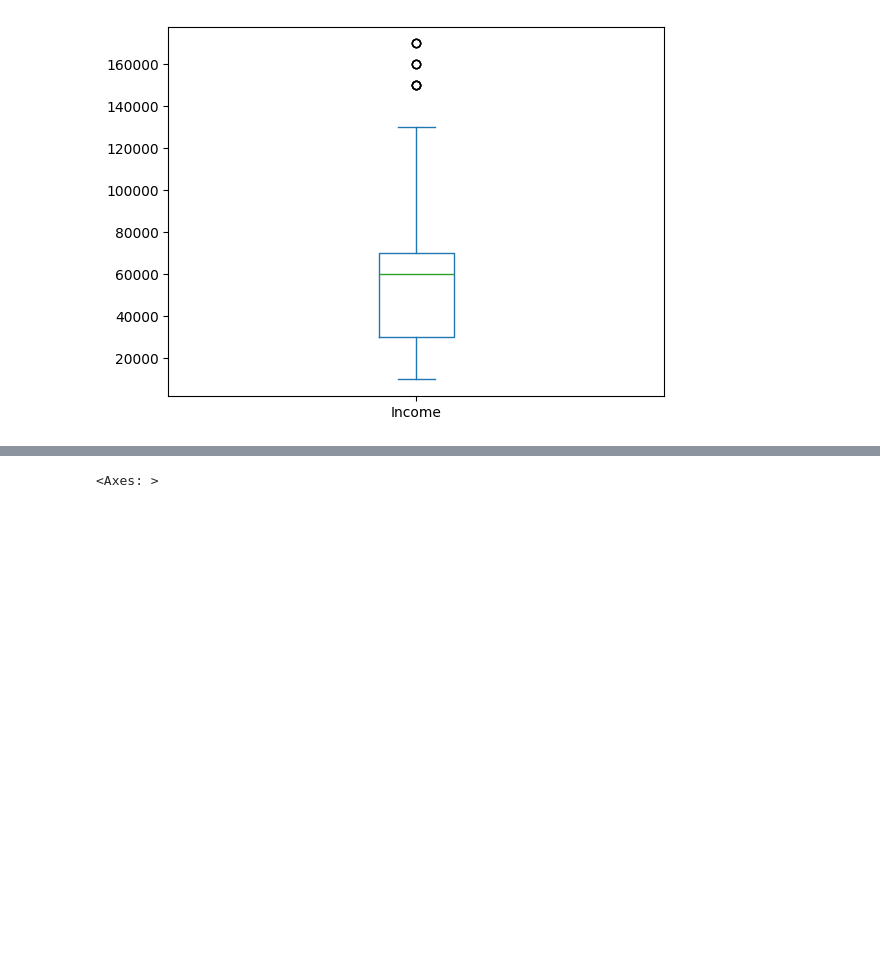
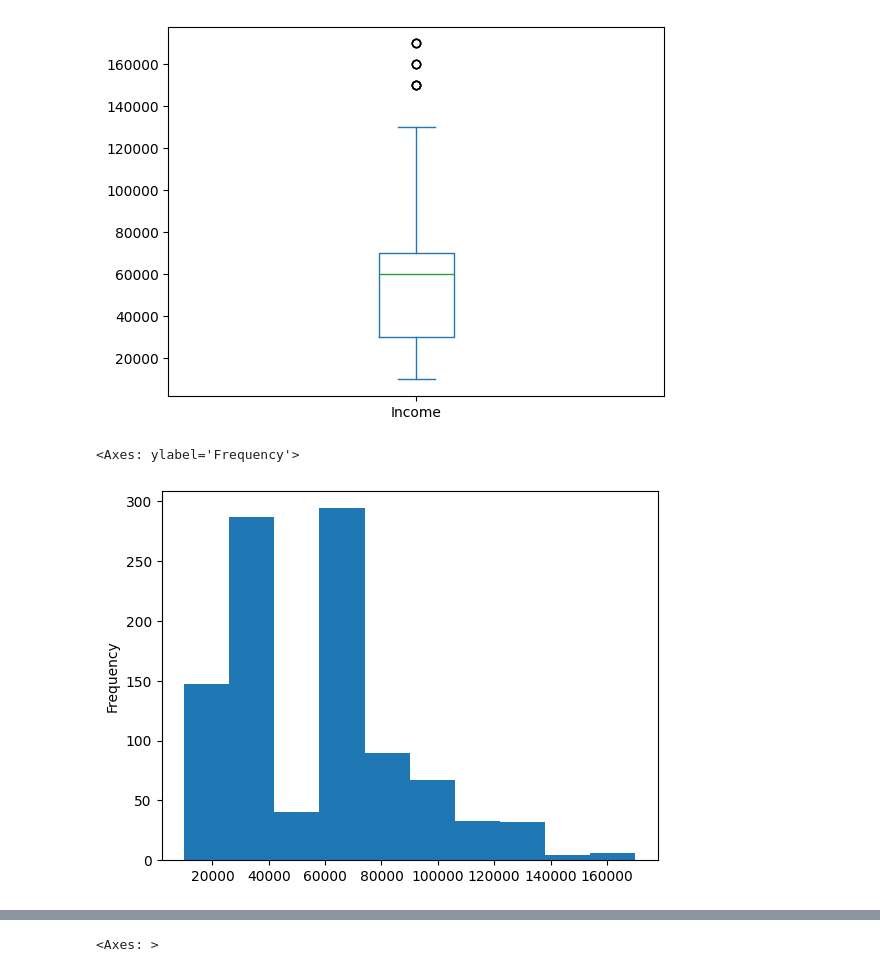
Before and after one commit to yaelgl/SemanaTecA01750911, a Jupyter notebook: bike.ipynb, the cells around one changed output, grey strips where cells are left out. Cells and saved outputs as stored; diff of their text form; code cells hidden in the pictures; blank space fills up the shorter version.

Commit message:
cambios de bike

```diff
--- a/bike.ipynb
+++ b/bike.ipynb
@@ -44,8 +44,9 @@ df.head(3)
 # Income de object a float
 df["Income"] = pd.to_numeric(df["Income"].str.replace(",", ""))
 # %%
-# ??? Pasamos todas las columnas tipo object a minúsculas
-columnas = ["Marital Status", "Gender", "Education", "Occupation", "Home Owner", "Region", "Commute Distance", "Purchased Bike"]
+# Pasamos todas las columnas tipo object a minúsculas
+columnas = ["Marital Status", "Gender", "Education", "Occupation",
+             "Home Owner", "Region", "Commute Distance", "Purchased Bike"]
 for col in columnas:
   df[col] = df[col].str.strip().str.lower()
 # %%
@@ -107,3 +108,8 @@ df["Income"].plot.box()
 # %% [output]
 <Axes: >
 [figure]
+# %%
+df["Income"].plot.hist()
+# %% [output]
+<Axes: ylabel='Frequency'>
+[figure, added]
```
Also changed, not shown: parts of 10 cells of this notebook.
